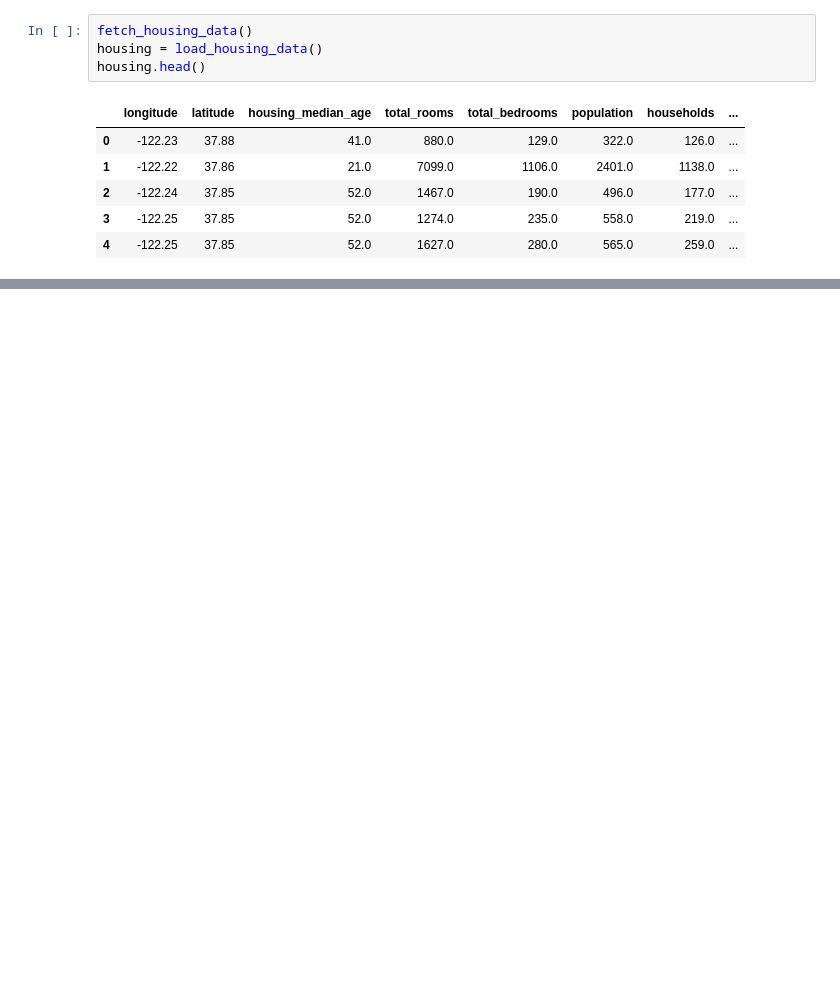
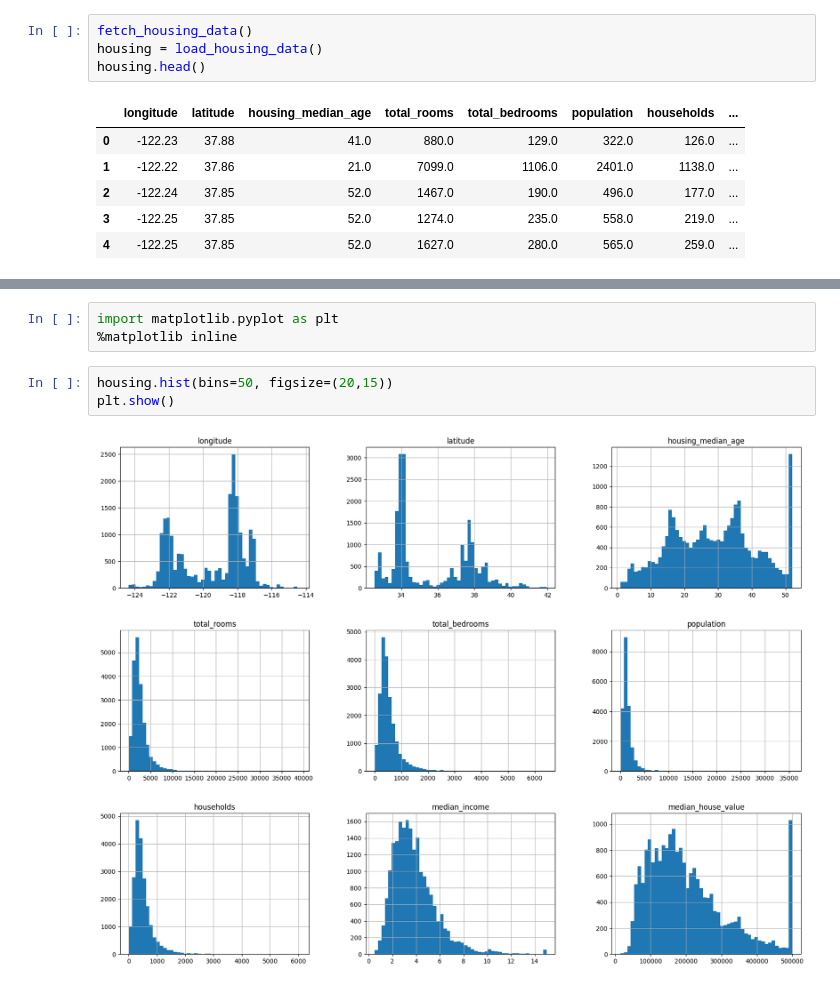
Before and after one commit to lucasadvir/machine-learning-practice, a Jupyter notebook: hands_on_ml_book/housing.ipynb, the cells around one changed output, grey strips where cells are left out. Cells and saved outputs as stored; diff of their text form; blank space fills up the shorter version.

Commit message:
histogramas  adicionados.

```diff
--- a/hands_on_ml_book/housing.ipynb
+++ b/hands_on_ml_book/housing.ipynb
@@ -34,0 +79,8 @@ housing.head()
+# %%
+import matplotlib.pyplot as plt
+%matplotlib inline
+# %%
+housing.hist(bins=50, figsize=(20,15))
+plt.show()
+# %% [output]
+[figure, added]
```
Also changed, not shown: parts of 5 cells of this notebook.
